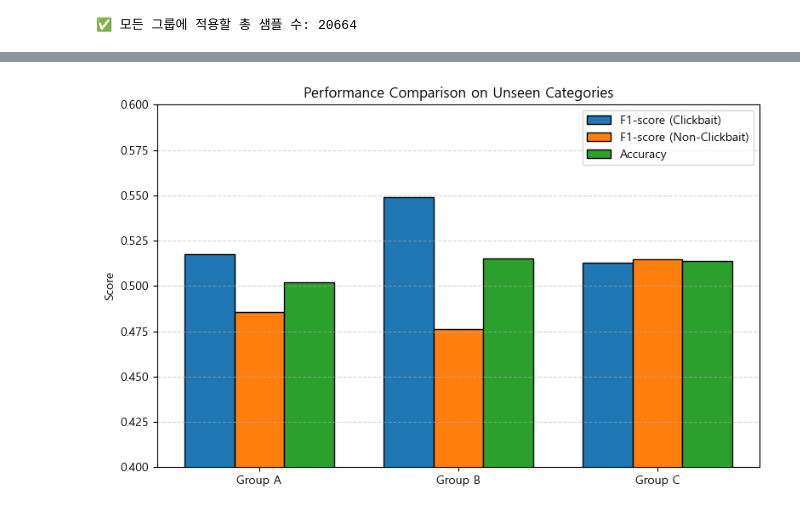
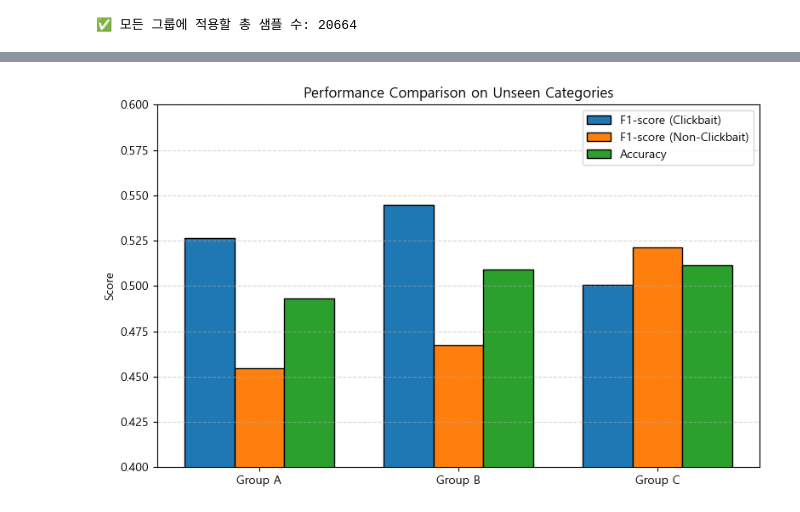
Before and after one commit to VerifyFact/ML_Code, a Jupyter notebook: ML-hypothesis-2.ipynb, the cells around one changed output, grey strips where cells are left out. Drawn from its saved outputs; the diff is of its cells as text; code cells hidden in the pictures.

```diff
--- a/ML-hypothesis-2.ipynb
+++ b/ML-hypothesis-2.ipynb
@@ -207,28 +204,27 @@ weighted avg     0.5151    0.5137    0.5137     18151
 # %%
 import matplotlib.pyplot as plt
 import numpy as np
 
-# 모델별 성능 입력 (예: classification_report에서 수동 추출)
 model_names = ['Group A', 'Group B', 'Group C']
-f1_clickbait = [0.5175, 0.5492, 0.5129]   # class 0 (clickbait)
-f1_nonclickbait = [0.4854, 0.4762, 0.5145]  # class 1 (non-clickbait)
-accuracy = [0.5020, 0.5154, 0.5137]
+f1_clickbait = [0.5265, 0.5448, 0.5008]   # class 0 (clickbait)
+f1_nonclickbait = [0.4548, 0.4674, 0.5214]  # class 1 (non-clickbait)
+accuracy = [0.49310, 0.5091, 0.5113]
 
 x = np.arange(len(model_names))
 width = 0.25
 
 plt.figure(figsize=(8, 5))
 plt.bar(x - width, f1_clickbait, width=width, label='F1-score (Clickbait)', edgecolor='black')
 plt.bar(x, f1_nonclickbait, width=width, label='F1-score (Non-Clickbait)', edgecolor='black')
 plt.bar(x + width, accuracy, width=width, label='Accuracy', edgecolor='black')
 
 plt.xticks(x, model_names)
 plt.ylabel('Score')
 plt.ylim(0.4, 0.6)
 plt.title('Performance Comparison on Unseen Categories')
 plt.legend()
 plt.grid(axis='y', linestyle='--', alpha=0.5)
 plt.tight_layout()
 plt.show()
 # %% [output]
-[figure, old version]
+[figure, new version]
```
Also changed, not shown: parts of 3 cells of this notebook.
